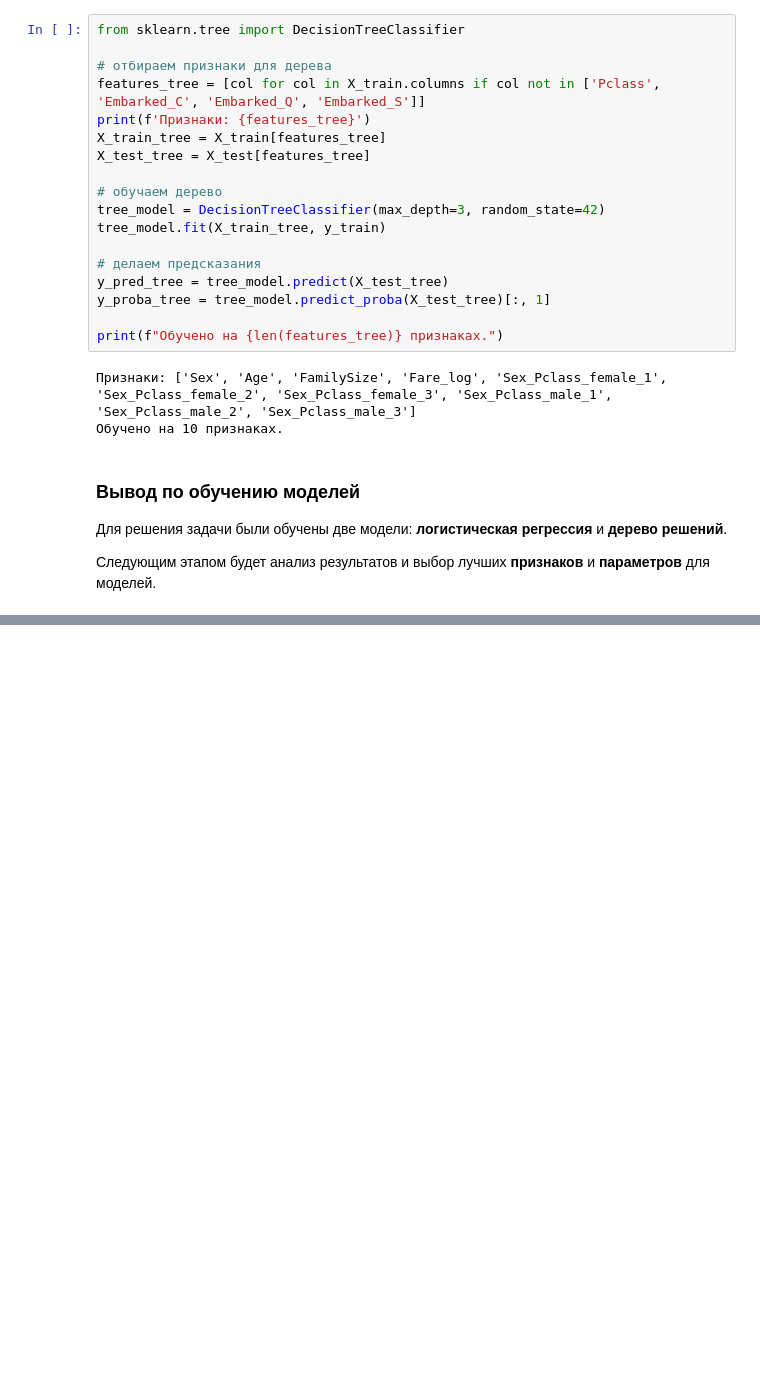
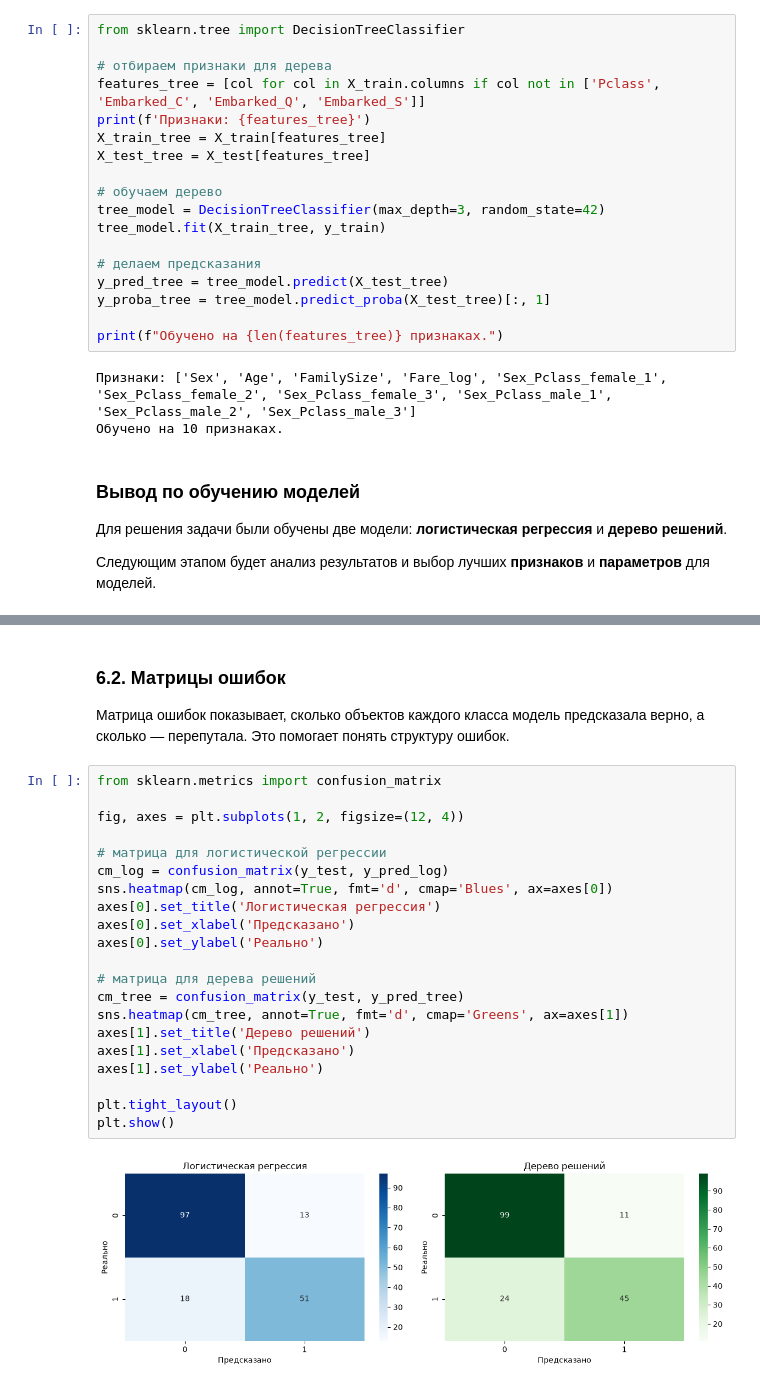
Before and after one commit to Ak1-AleX/Titanic-ML, a Jupyter notebook: titanic.ipynb, the cells around one changed output, grey strips where cells are left out. Drawn from its saved outputs; the diff is of its cells as text; blank space fills up the shorter version.

```diff
--- a/titanic.ipynb
+++ b/titanic.ipynb
@@ -991,0 +1044,27 @@ print(f"Обучено на {len(features_tree)} признаках.")
+# %% [markdown]
+### 6.2. Матрицы ошибок
+
+Матрица ошибок показывает, сколько объектов каждого класса модель предсказала верно, а сколько — перепутала. Это помогает понять структуру ошибок.
+# %%
+from sklearn.metrics import confusion_matrix
+
+fig, axes = plt.subplots(1, 2, figsize=(12, 4))
+
+# матрица для логистической регрессии
+cm_log = confusion_matrix(y_test, y_pred_log)
+sns.heatmap(cm_log, annot=True, fmt='d', cmap='Blues', ax=axes[0])
+axes[0].set_title('Логистическая регрессия')
+axes[0].set_xlabel('Предсказано')
+axes[0].set_ylabel('Реально')
+
+# матрица для дерева решений
+cm_tree = confusion_matrix(y_test, y_pred_tree)
+sns.heatmap(cm_tree, annot=True, fmt='d', cmap='Greens', ax=axes[1])
+axes[1].set_title('Дерево решений')
+axes[1].set_xlabel('Предсказано')
+axes[1].set_ylabel('Реально')
+
+plt.tight_layout()
+plt.show()
+# %% [output]
+[figure, added]
```
Also changed, not shown: parts of 8 cells of this notebook.
